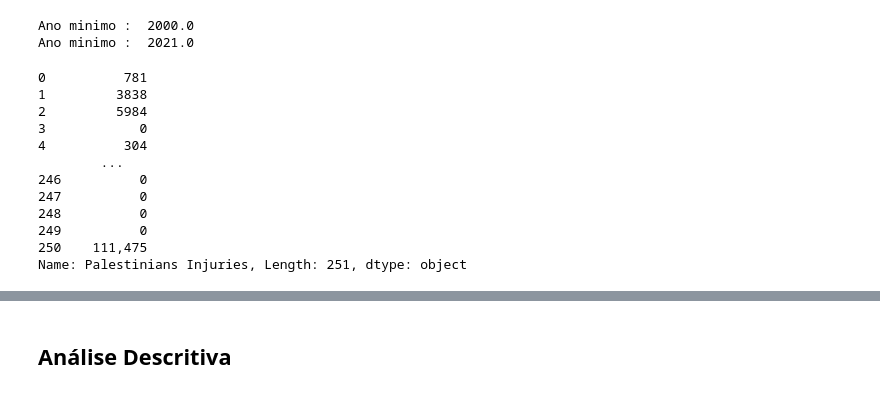
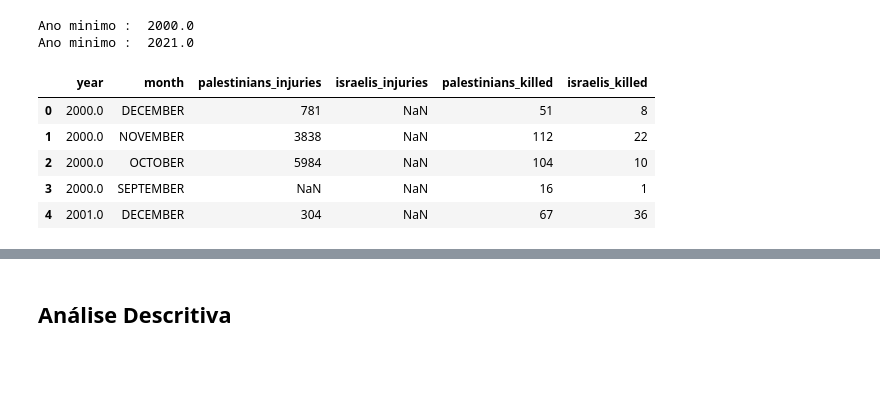
Before and after one commit to henriquecarvalho-maker/Conflito-israelo-palestino, a Jupyter notebook: análise_dos_mortos_e_feridos_no_conflito_entre_palestinos_e_israelitas.ipynb, the cells around one changed output, grey strips where cells are left out. Saved outputs shown, nothing was run; the diff lists cells and outputs as text; code cells hidden in the pictures; blank space fills up the shorter version.

```diff
--- a/análise_dos_mortos_e_feridos_no_conflito_entre_palestinos_e_israelitas.ipynb
+++ b/análise_dos_mortos_e_feridos_no_conflito_entre_palestinos_e_israelitas.ipynb
@@ -55,19 +55,16 @@ print('Ano minimo : ',dados['Year'].max())
 # %% [output]
 Ano minimo :  2000.0
 Ano minimo :  2021.0
-# %%
-dados['Palestinians Injuries'].fillna(0)
-# %% [output]
-0          781
-1         3838
-2         5984
-3            0
-4          304
-        ...
-246          0
-247          0
-248          0
-249          0
-250    111,475
-Name: Palestinians Injuries, Length: 251, dtype: object
+# %%
+dados_ = dados.rename(columns={'Year': 'year', 'Month': 'month', 'Palestinians Injuries': 'palestinians_injuries',
+                    'Israelis Injuries': 'israelis_injuries', 'Palestinians Killed': 'palestinians_killed',
+                    'Israelis Killed': 'israelis_killed'})
+dados_.head()
+# %% [output]
+|  | year | month | palestinians_injuries | israelis_injuries | palestinians_killed | israelis_killed |
+| 0 | 2000.0 | DECEMBER | 781 | NaN | 51 | 8 |
+| 1 | 2000.0 | NOVEMBER | 3838 | NaN | 112 | 22 |
+| 2 | 2000.0 | OCTOBER | 5984 | NaN | 104 | 10 |
+| 3 | 2000.0 | SEPTEMBER | NaN | NaN | 16 | 1 |
+| 4 | 2001.0 | DECEMBER | 304 | NaN | 67 | 36 |
 # %% [markdown]
```
Also changed, not shown: parts of 26 cells of this notebook.
